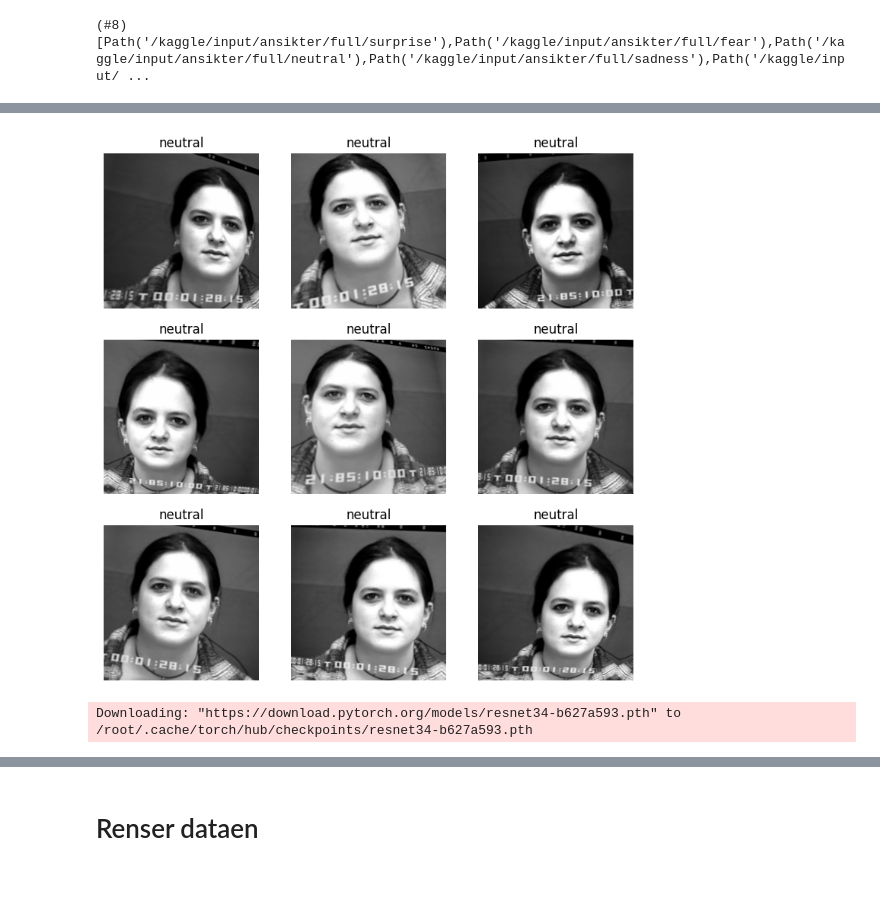
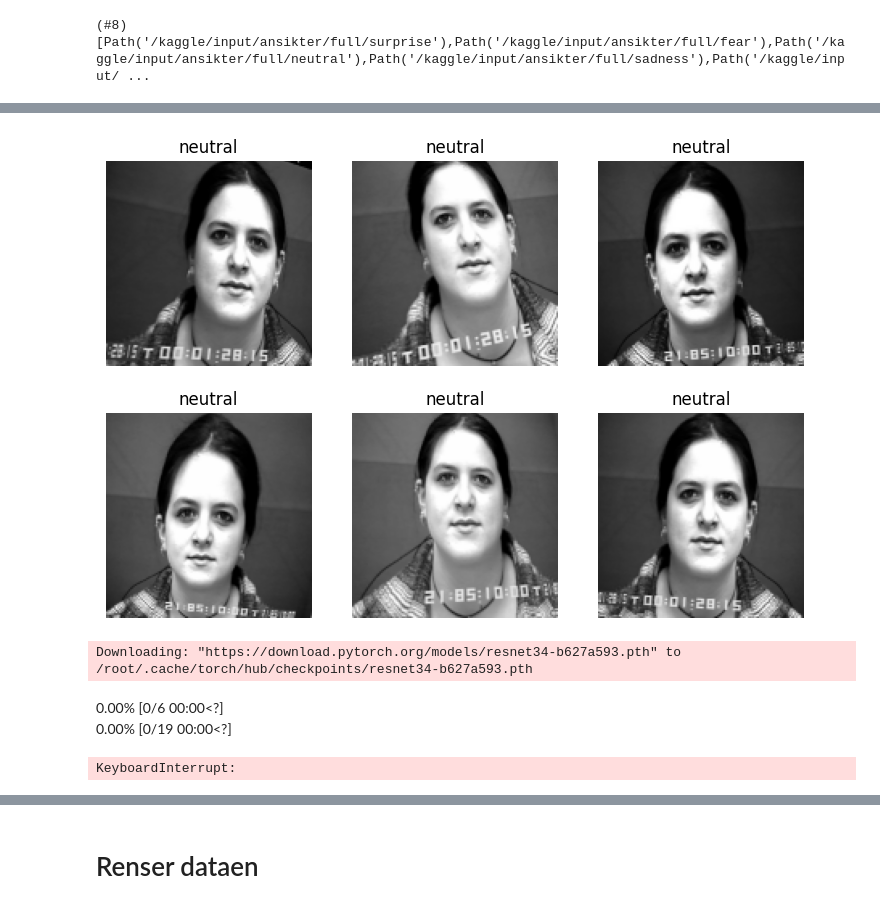
Before and after one commit to Markustho/Facialscan, a Jupyter notebook: ansikt.ipynb, the cells around one changed output, grey strips where cells are left out. Drawn from its saved outputs; the diff is of its cells as text; code cells hidden in the pictures; blank space fills up the shorter version.

```diff
--- a/ansikt.ipynb
+++ b/ansikt.ipynb
@@ -75,16 +110,16 @@ ansikt = DataBlock(
     get_items=get_image_files,                      # Function to get image files
     splitter=RandomSplitter(valid_pct=0.2, seed=42),# Split data based on grandparent folder name
     get_y=parent_label,                             # Get labels from parent folder names
-    item_tfms=Resize(224),                  # Resize images to 224x224 (options: aug_transforms(224), RandomResizedCrop(460))
+    item_tfms=Resize(480, method='squish'),                  # Resize images to 480x480 (options: aug_transforms(224), RandomResizedCrop(460))
     batch_tfms=[
-        *aug_transforms(),                          # Apply some data augmentation (see Chapter 2)
+        *aug_transforms(size=128, min_scale=0.75),  # Apply some data augmentation (see Chapter 2)
         Normalize.from_stats(*imagenet_stats)       # Normalize image intensities (because pretraining)
     ]
 )
 # %%
 dls = ansikt.dataloaders(DATA, bs=64)
 # %%
-dls.show_batch(unique=True)
+dls.show_batch(max_n=6,unique=True)
 # %% [output]
-[figure, old version]
+[figure, new version]
 # %%
@@ -92,3 +127,9 @@ learn = vision_learner(dls, resnet34, metrics=accuracy)
 # %% [output]
 Downloading: "https://download.pytorch.org/models/resnet34-b627a593.pth" to /root/.cache/torch/hub/checkpoints/resnet34-b627a593.pth
+# %%
+learn.lr_find(suggest_funcs=(valley,slide))
+# %% [output]
+0.00% [0/6 00:00<?]
+0.00% [0/19 00:00<?]
+KeyboardInterrupt:
 # %%
```
Also changed, not shown: parts of 66 cells of this notebook.
